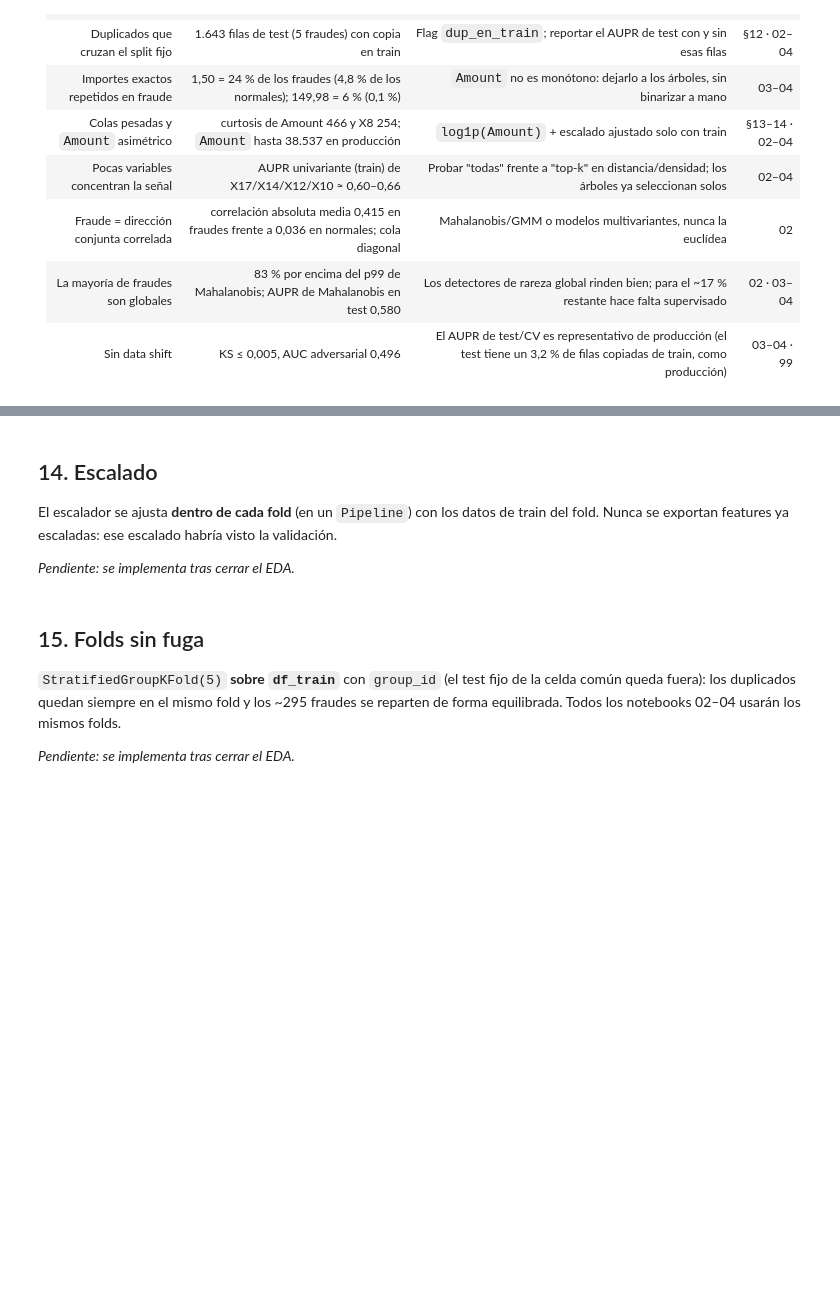
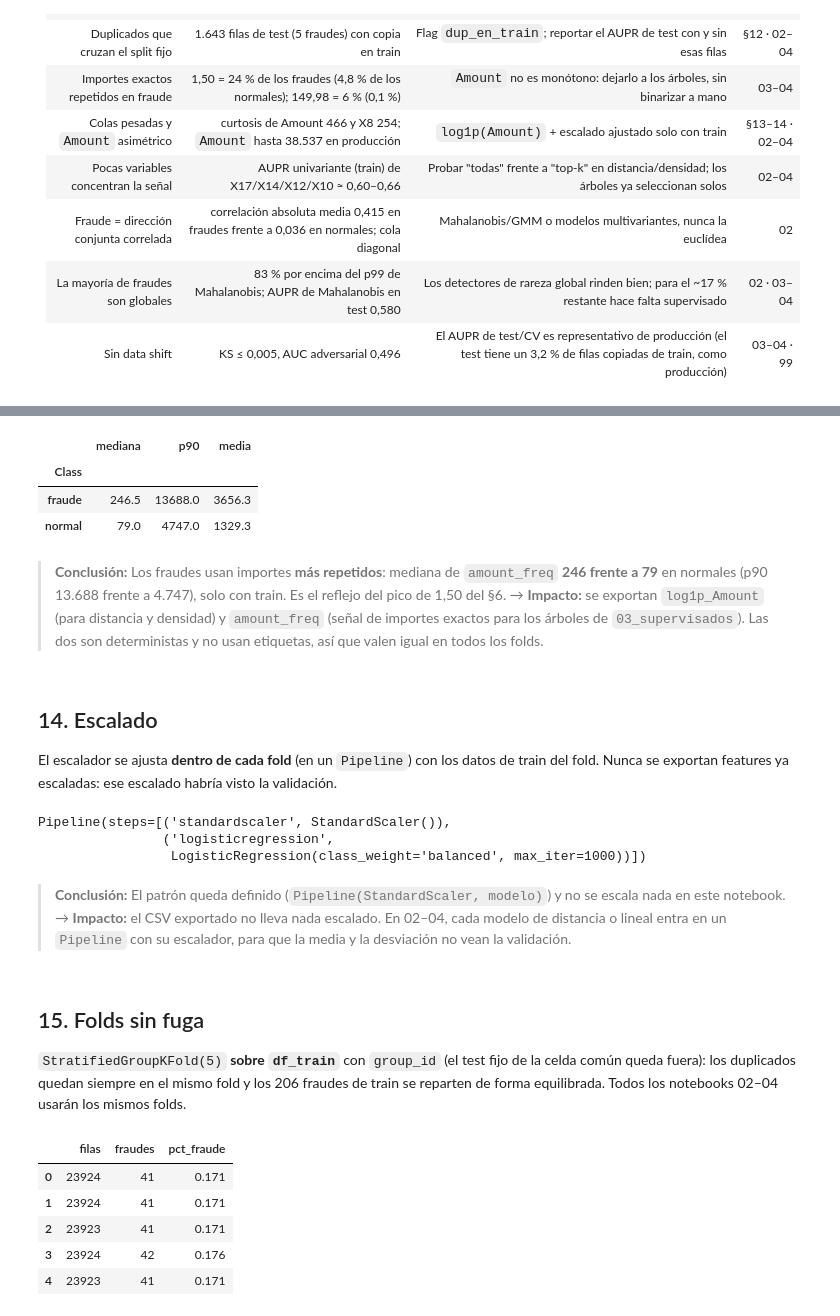
Before and after one commit to Romequinco/fraud-detection-banking, a Jupyter notebook: notebooks/01_EDA_y_preprocesado.ipynb, the cells around one changed output, grey strips where cells are left out. Cells and saved outputs as stored; diff of their text form; code cells hidden in the pictures; blank space fills up the shorter version.

```diff
--- a/notebooks/01_EDA_y_preprocesado.ipynb
+++ b/notebooks/01_EDA_y_preprocesado.ipynb
@@ -485,12 +507,32 @@ Aplicar `log1p(Amount)` y las demás transformaciones que justifique el EDA. Cad
+# %%
+# solo train: ¿los fraudes usan importes más o menos repetidos?
+q90 = lambda s: s.quantile(.9)
+af_tr = af_const.loc[df_train.index]
+af_tr.groupby(y_train.map(LBL)).agg(mediana="median", p90=q90, media="mean").round(1)
+# %% [output]
+|  | mediana | p90 | media |
+| Class |  |  |  |
+| fraude | 246.5 | 13688.0 | 3656.3 |
+| normal | 79.0 | 4747.0 | 1329.3 |
+# %% [markdown]
+> **Conclusión:** Los fraudes usan importes **más repetidos**: mediana de `amount_freq` **246 frente a 79** en normales (p90 13.688 frente a 4.747), solo con train. Es el reflejo del pico de 1,50 del §6. → **Impacto:** se exportan `log1p_Amount` (para distancia y densidad) y `amount_freq` (señal de importes exactos para los árboles de `03_supervisados`). Las dos son deterministas y no usan etiquetas, así que valen igual en todos los folds.
 # %% [markdown]
 ## 14. Escalado
 
 El escalador se ajusta **dentro de cada fold** (en un `Pipeline`) con los datos de train del fold. Nunca se exportan features ya escaladas: ese escalado habría visto la validación.
-
-*Pendiente: se implementa tras cerrar el EDA.*
+# %%
+from sklearn.pipeline import make_pipeline
+from sklearn.preprocessing import StandardScaler
+from sklearn.linear_model import LogisticRegression
+# Patrón para 02–04 (en la v2: make_pipe + cv_aupr): el escalador se ajusta con el train de cada fold
+make_pipeline(StandardScaler(), LogisticRegression(max_iter=1000, class_weight="balanced"))
+# %% [output]
+Pipeline(steps=[('standardscaler', StandardScaler()),
+                ('logisticregression',
+                 LogisticRegression(class_weight='balanced', max_iter=1000))])
+# %% [markdown]
+> **Conclusión:** El patrón queda definido (`Pipeline(StandardScaler, modelo)`) y no se escala nada en este notebook. → **Impacto:** el CSV exportado no lleva nada escalado. En 02–04, cada modelo de distancia o lineal entra en un `Pipeline` con su escalador, para que la media y la desviación no vean la validación.
 # %% [markdown]
 ## 15. Folds sin fuga
 
-`StratifiedGroupKFold(5)` **sobre `df_train`** con `group_id` (el test fijo de la celda común queda fuera): los duplicados quedan siempre en el mismo fold y los ~295 fraudes se reparten de forma equilibrada. Todos los notebooks 02–04 usarán los mismos folds.
-
-*Pendiente: se implementa tras cerrar el EDA.*
+`StratifiedGroupKFold(5)` **sobre `df_train`** con `group_id` (el test fijo de la celda común queda fuera): los duplicados quedan siempre en el mismo fold y los 206 fraudes de train se reparten de forma equilibrada. Todos los notebooks 02–04 usarán los mismos folds.
@@ -496,0 +545,11 @@ El escalador se ajusta **dentro de cada fold** (en un `Pipeline`) con los datos
+# %%
+f_tr = fold.loc[df_train.index]
+tabla_folds = y_train.groupby(f_tr).agg(filas="size", fraudes="sum").assign(pct_fraude=lambda t: 100 * t.fraudes / t.filas)
+tabla_folds.round(3)
+# %% [output]
+|  | filas | fraudes | pct_fraude |
+| 0 | 23924 | 41 | 0.171 |
+| 1 | 23924 | 41 | 0.171 |
+| 2 | 23923 | 41 | 0.171 |
+| 3 | 23924 | 42 | 0.176 |
+| 4 | 23923 | 41 | 0.171 |
```
Also changed, not shown: parts of 17 cells of this notebook, 8 other files.
